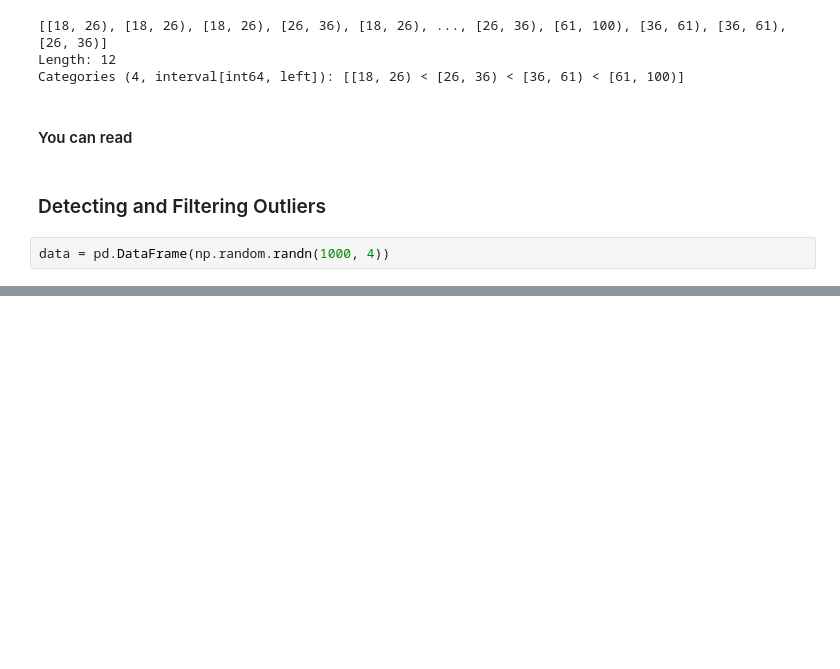
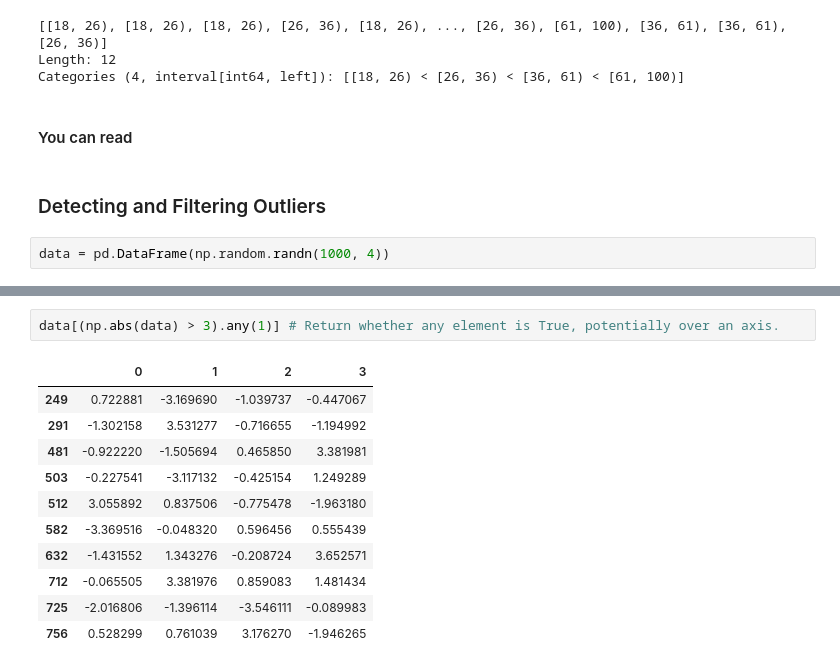
Before and after one commit to SinanCavusoglu/My-Notes, a Jupyter notebook: Data Analysis/Pandas/Python For Data Analysis Book/7.2 Data Transformation.ipynb, the cells around one changed output, grey strips where cells are left out. Saved outputs shown, nothing was run; the diff lists cells and outputs as text; blank space fills up the shorter version.

```diff
--- a/Data Analysis/Pandas/Python For Data Analysis Book/7.2 Data Transformation.ipynb
+++ b/Data Analysis/Pandas/Python For Data Analysis Book/7.2 Data Transformation.ipynb
@@ -266,0 +265,14 @@ data[np.abs(data[3])>3]
+# %%
+data[(np.abs(data) > 3).any(1)] # Return whether any element is True, potentially over an axis.
+# %% [output]
+|  | 0 | 1 | 2 | 3 |
+| 249 | 0.722881 | -3.169690 | -1.039737 | -0.447067 |
+| 291 | -1.302158 | 3.531277 | -0.716655 | -1.194992 |
+| 481 | -0.922220 | -1.505694 | 0.465850 | 3.381981 |
+| 503 | -0.227541 | -3.117132 | -0.425154 | 1.249289 |
+| 512 | 3.055892 | 0.837506 | -0.775478 | -1.963180 |
+| 582 | -3.369516 | -0.048320 | 0.596456 | 0.555439 |
+| 632 | -1.431552 | 1.343276 | -0.208724 | 3.652571 |
+| 712 | -0.065505 | 3.381976 | 0.859083 | 1.481434 |
+| 725 | -2.016806 | -1.396114 | -3.546111 | -0.089983 |
+| 756 | 0.528299 | 0.761039 | 3.176270 | -1.946265 |
```
Also changed, not shown: parts of 26 cells of this notebook, 3 other files.
